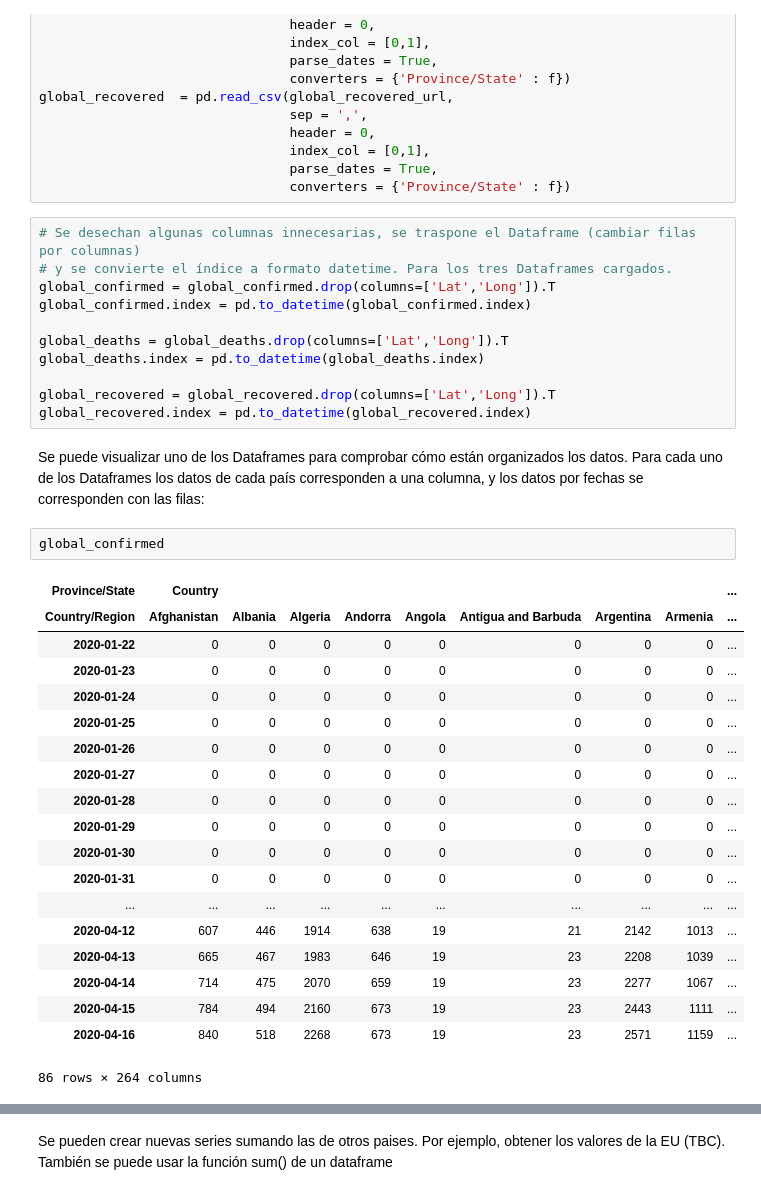
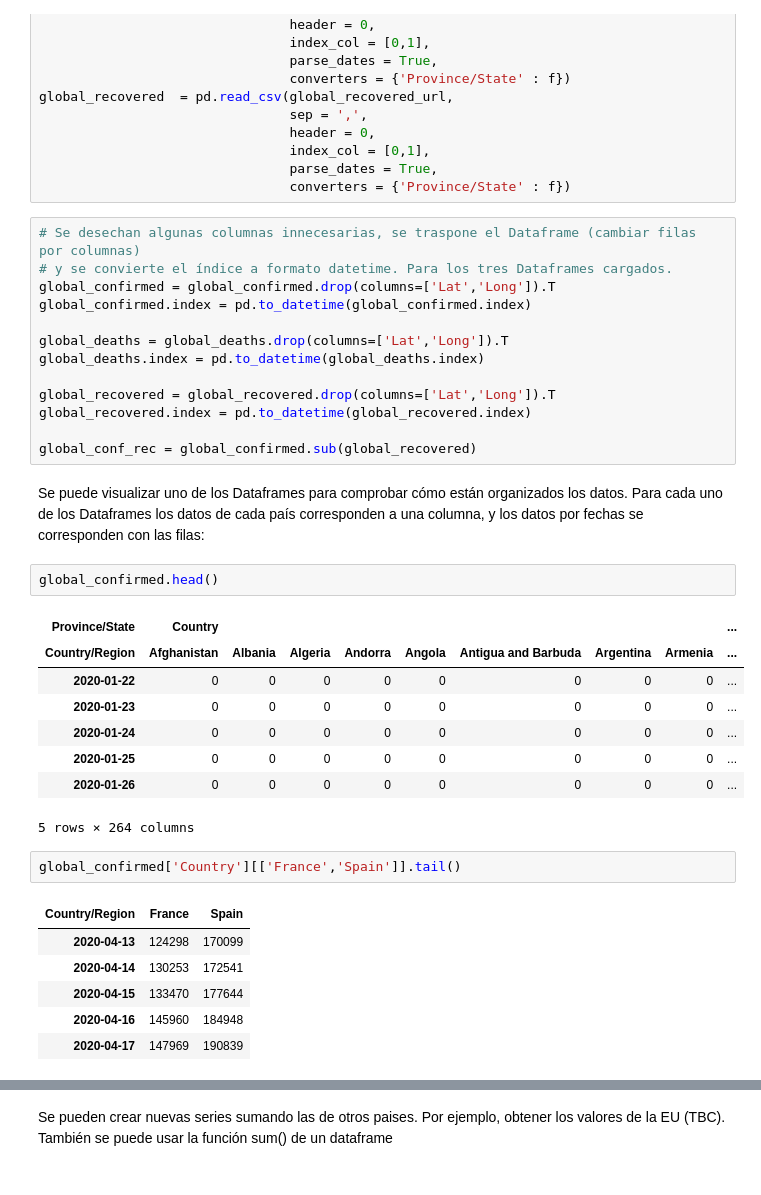
Before and after one commit to mercaderd/python-notebooks, a Jupyter notebook: Covid19 Data.ipynb, the cells around one changed output, grey strips where cells are left out. Saved outputs shown, nothing was run; the diff lists cells and outputs as text.

Commit message:
Updated data and confirmed minus recovered data added

```diff
--- a/Covid19 Data.ipynb
+++ b/Covid19 Data.ipynb
@@ -58,30 +58,30 @@ global_deaths.index = pd.to_datetime(global_deaths.index)
 
 global_recovered = global_recovered.drop(columns=['Lat','Long']).T
 global_recovered.index = pd.to_datetime(global_recovered.index)
+
+global_conf_rec = global_confirmed.sub(global_recovered)
 # %% [markdown]
 Se puede visualizar uno de los Dataframes para comprobar cómo están organizados los datos. Para cada uno de los Dataframes los datos de cada país corresponden a una columna, y los datos por fechas se corresponden con las filas:
 # %%
-global_confirmed
+global_confirmed.head()
 # %% [output]
 | Province/State | Country |  |  |  |  |  |  |  | ... |
 | Country/Region | Afghanistan | Albania | Algeria | Andorra | Angola | Antigua and Barbuda | Argentina | Armenia | ... |
 | 2020-01-22 | 0 | 0 | 0 | 0 | 0 | 0 | 0 | 0 | ... |
 | 2020-01-23 | 0 | 0 | 0 | 0 | 0 | 0 | 0 | 0 | ... |
 | 2020-01-24 | 0 | 0 | 0 | 0 | 0 | 0 | 0 | 0 | ... |
 | 2020-01-25 | 0 | 0 | 0 | 0 | 0 | 0 | 0 | 0 | ... |
 | 2020-01-26 | 0 | 0 | 0 | 0 | 0 | 0 | 0 | 0 | ... |
-| 2020-01-27 | 0 | 0 | 0 | 0 | 0 | 0 | 0 | 0 | ... |
-| 2020-01-28 | 0 | 0 | 0 | 0 | 0 | 0 | 0 | 0 | ... |
-| 2020-01-29 | 0 | 0 | 0 | 0 | 0 | 0 | 0 | 0 | ... |
-| 2020-01-30 | 0 | 0 | 0 | 0 | 0 | 0 | 0 | 0 | ... |
-| 2020-01-31 | 0 | 0 | 0 | 0 | 0 | 0 | 0 | 0 | ... |
-| ... | ... | ... | ... | ... | ... | ... | ... | ... | ... |
-| 2020-04-12 | 607 | 446 | 1914 | 638 | 19 | 21 | 2142 | 1013 | ... |
-| 2020-04-13 | 665 | 467 | 1983 | 646 | 19 | 23 | 2208 | 1039 | ... |
-| 2020-04-14 | 714 | 475 | 2070 | 659 | 19 | 23 | 2277 | 1067 | ... |
-| 2020-04-15 | 784 | 494 | 2160 | 673 | 19 | 23 | 2443 | 1111 | ... |
-| 2020-04-16 | 840 | 518 | 2268 | 673 | 19 | 23 | 2571 | 1159 | ... |
-86 rows × 264 columns
+5 rows × 264 columns
+# %%
+global_confirmed['Country'][['France','Spain']].tail()
+# %% [output]
+| Country/Region | France | Spain |
+| 2020-04-13 | 124298 | 170099 |
+| 2020-04-14 | 130253 | 172541 |
+| 2020-04-15 | 133470 | 177644 |
+| 2020-04-16 | 145960 | 184948 |
+| 2020-04-17 | 147969 | 190839 |
 # %%
 global_confirmed['Country','EU'] = global_confirmed['Country'][['Spain','France','Germany','Portugal',
                                                                 'Austria','Belgium','Italy','Bulgaria','Croatia',
```
Also changed, not shown: parts of 11 cells of this notebook, 8 other files.
